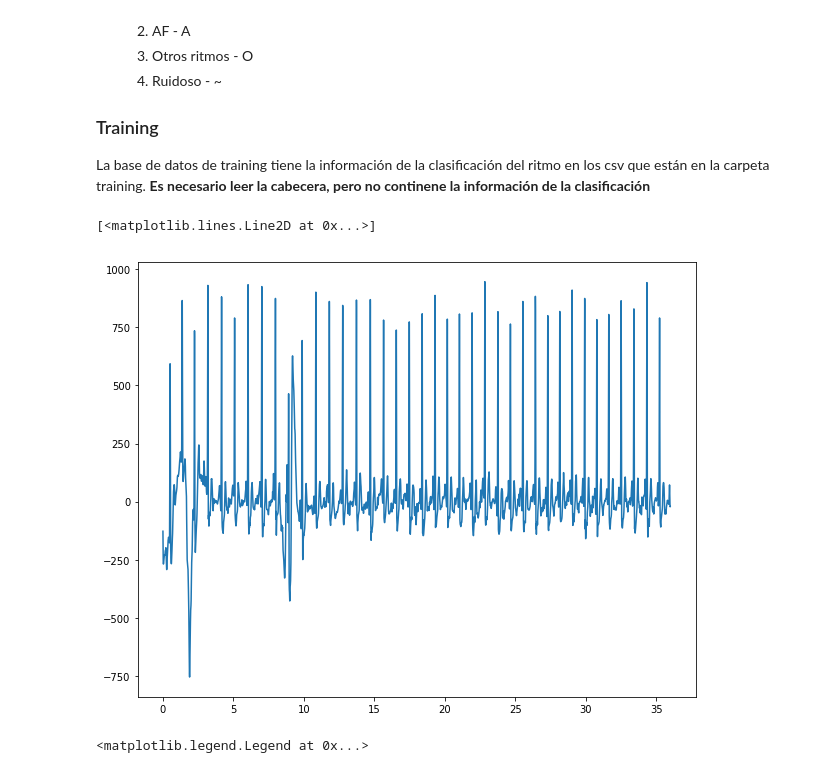
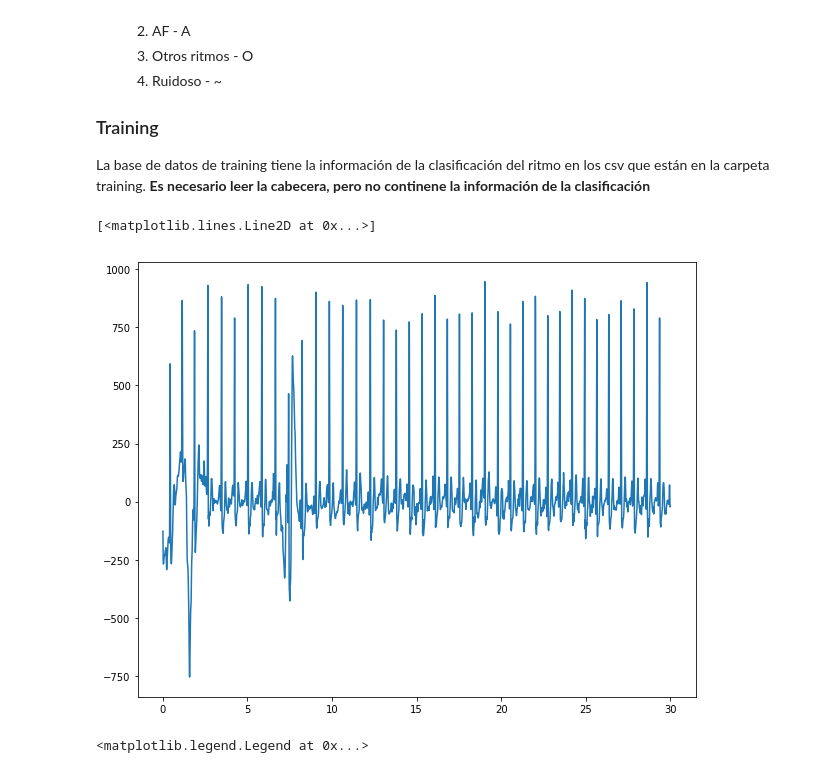
Before and after one commit to miansaay/Project, a Jupyter notebook: TFG_Miguel_Angel.ipynb, the cells around one changed output. Cells and saved outputs as stored; diff of their text form; code cells hidden in the pictures.

```diff
--- a/TFG_Miguel_Angel.ipynb
+++ b/TFG_Miguel_Angel.ipynb
@@ -28,19 +28,19 @@ La base de datos de training tiene la información de la clasificación del ritm
 # %%
 #Vamos a leer un par de ejemplo, así como la cabecera
 %matplotlib inline
 import numpy as np
 
 import matplotlib.pyplot as plt
-from tfg_tools import read_challenge_mat_files, processing_ecg, plot_all_records
+from tfg_tools import read_challenge_mat_files, processing_ecg
 
 ecg, header = read_challenge_mat_files('A00001.mat','./')
-fs = 250 #float(header['fs'])
+fs = 300. #float(header['fs'])
 t = np.arange(0,len(ecg))/fs
 plt.figure(figsize = (10,8))
 plt.plot(t,ecg)
 # %% [output]
 [<matplotlib.lines.Line2D at 0x...>]
-[figure, old version]
+[figure, new version]
 # %%
 ecg_filtered = processing_ecg(ecg)
 
```
Also changed, not shown: parts of 5 cells of this notebook, 5 other files.
